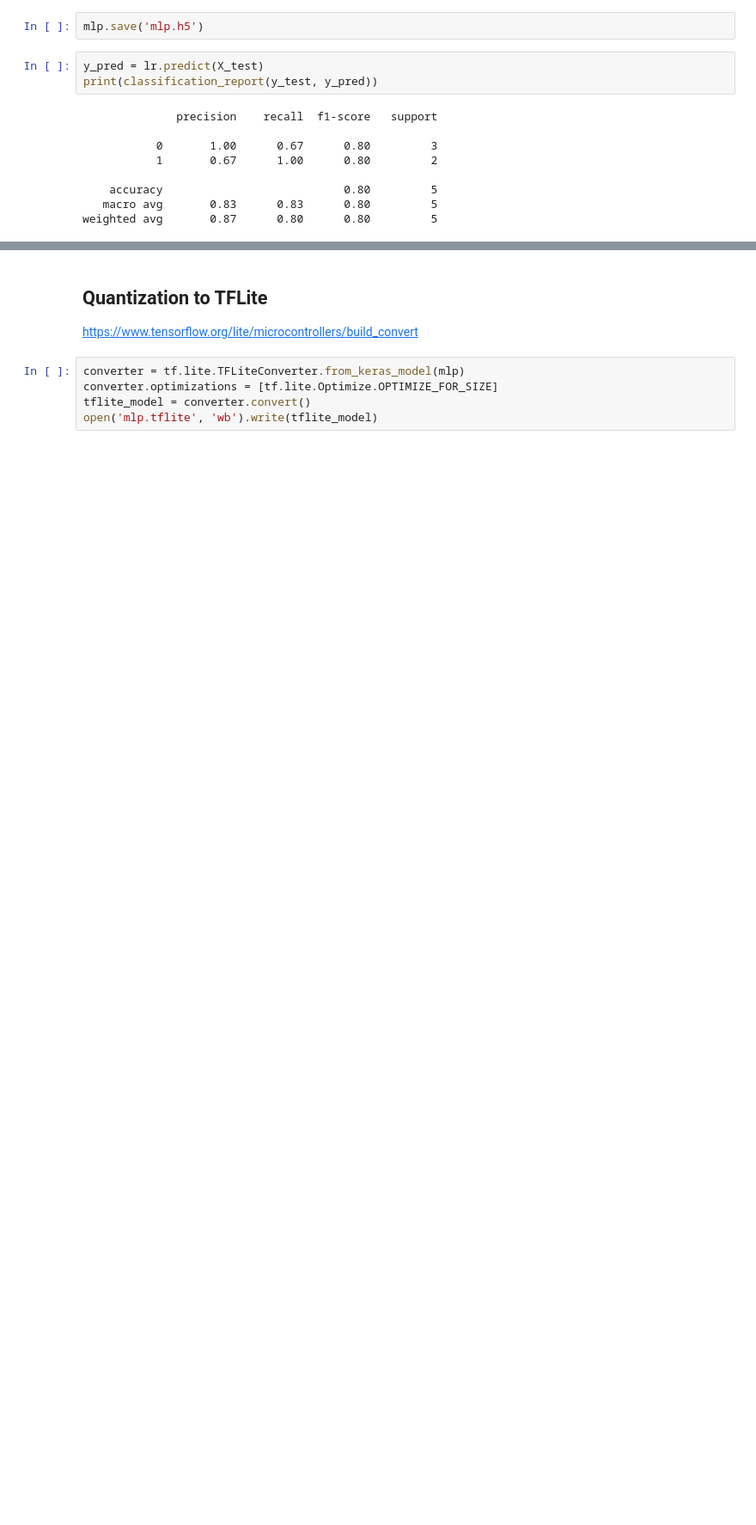
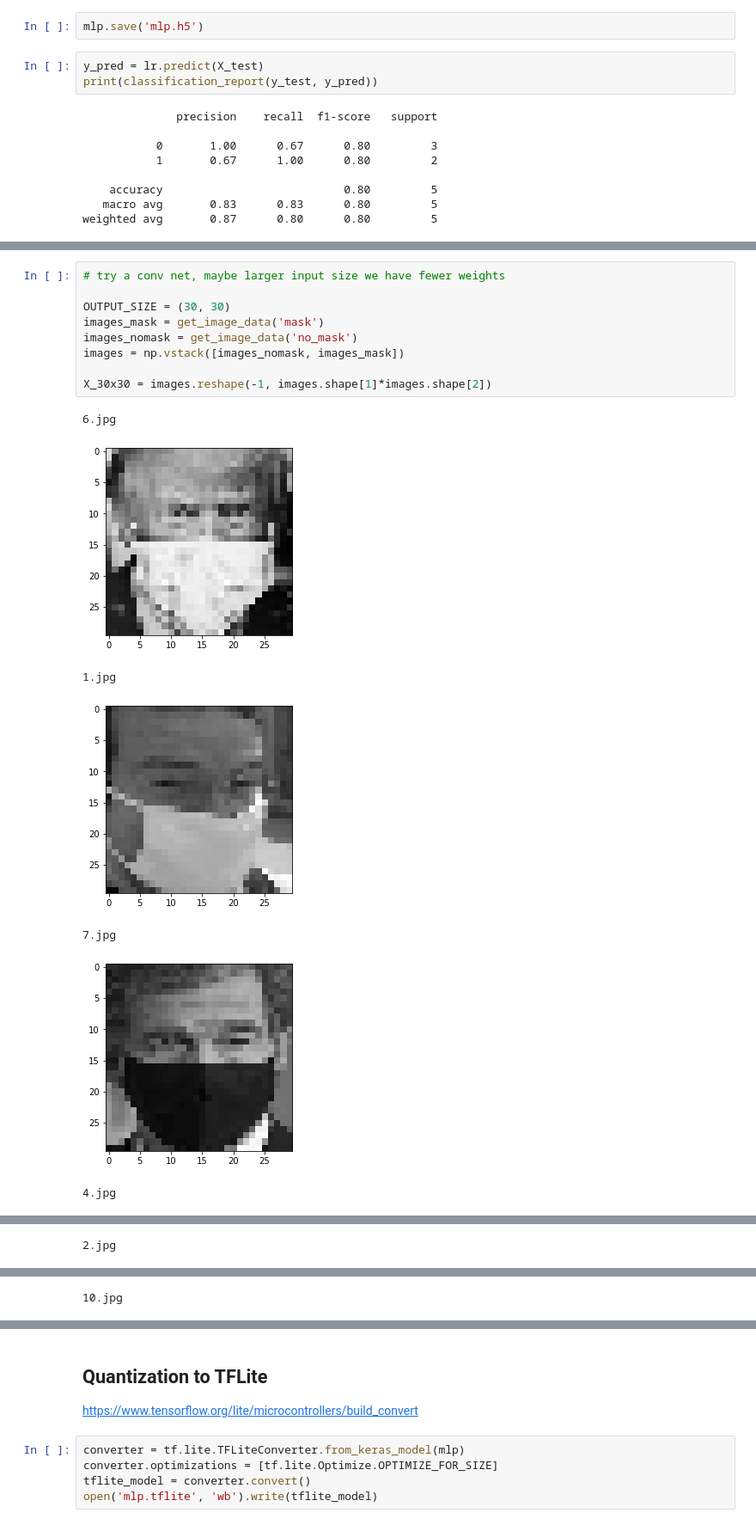
Before and after one commit to lisaong/stackup-workshops, a Jupyter notebook: mask-or-not/mask_or_not.ipynb, the cells around one changed output, grey strips where cells are left out. Shown: that part at 86% size. Drawn from its saved outputs; the diff is of its cells as text; blank space fills up the shorter version.

```diff
--- a/mask-or-not/mask_or_not.ipynb
+++ b/mask-or-not/mask_or_not.ipynb
@@ -334,0 +333,17 @@ weighted avg       0.85      0.80      0.78         5
+# %%
+# try a conv net, maybe larger input size we have fewer weights
+
+OUTPUT_SIZE = (30, 30)
+images_mask = get_image_data('mask')
+images_nomask = get_image_data('no_mask')
+images = np.vstack([images_nomask, images_mask])
+
+X_30x30 = images.reshape(-1, images.shape[1]*images.shape[2])
+# %% [output]
+6.jpg
+[figure, added]
+1.jpg
+[figure, added]
+7.jpg
+[figure, added]
+4.jpg
@@ -334,0 +351 @@ weighted avg       0.85      0.80      0.78         5
+2.jpg
@@ -334,0 +353 @@ weighted avg       0.85      0.80      0.78         5
+10.jpg
```
Also changed, not shown: parts of 12 cells of this notebook.
